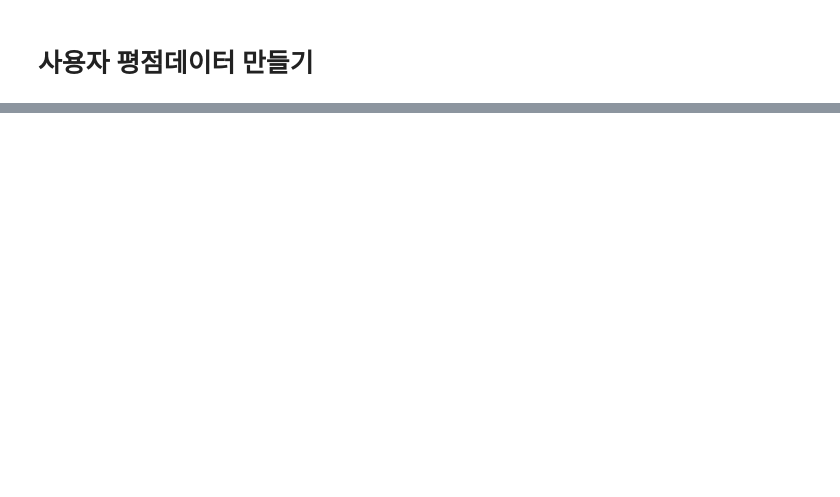
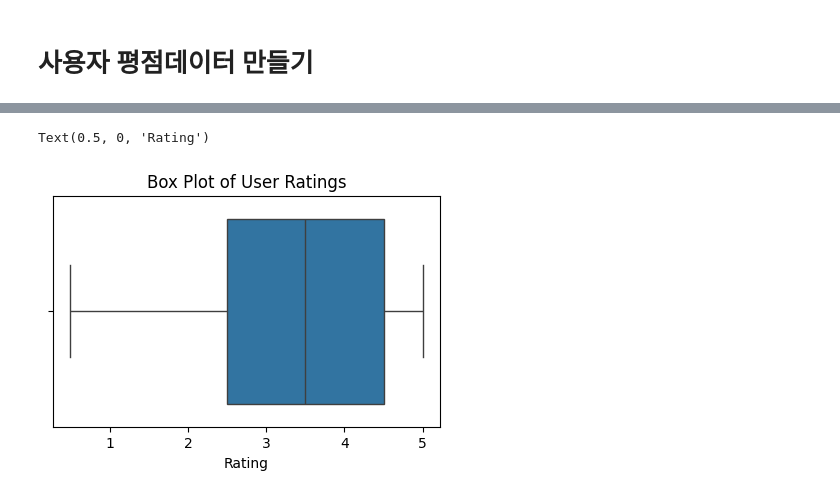
Before and after one commit to hscrown/madatpublicdata, a Jupyter notebook: 사용자_평점데이터_만들기.ipynb, the cells around one changed output, grey strips where cells are left out. Cells and saved outputs as stored; diff of their text form; code cells hidden in the pictures; blank space fills up the shorter version.

```diff
--- a/사용자_평점데이터_만들기.ipynb
+++ b/사용자_평점데이터_만들기.ipynb
@@ -194,0 +255,9 @@ user_rating.info()
+# %%
+# 이상치 시각화
+plt.figure(figsize=(5, 3))
+sns.boxplot(data=user_rating, x='rating')
+plt.title('Box Plot of User Ratings')
+plt.xlabel('Rating')
+# %% [output]
+Text(0.5, 0, 'Rating')
+[figure, added]
```
Also changed, not shown: parts of 18 cells of this notebook.
